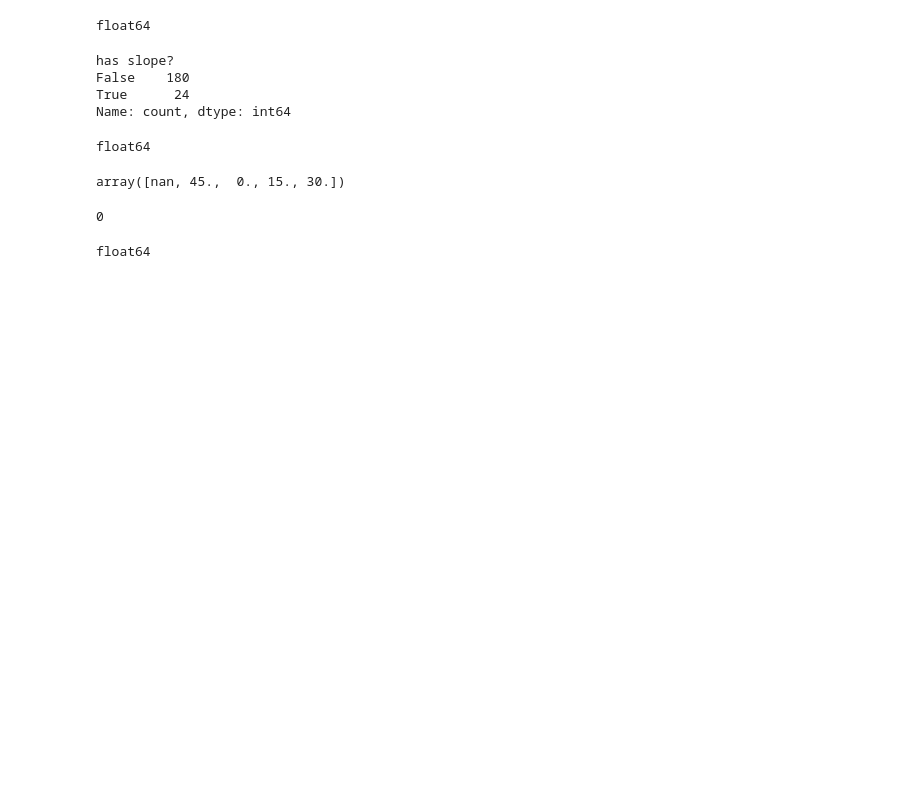
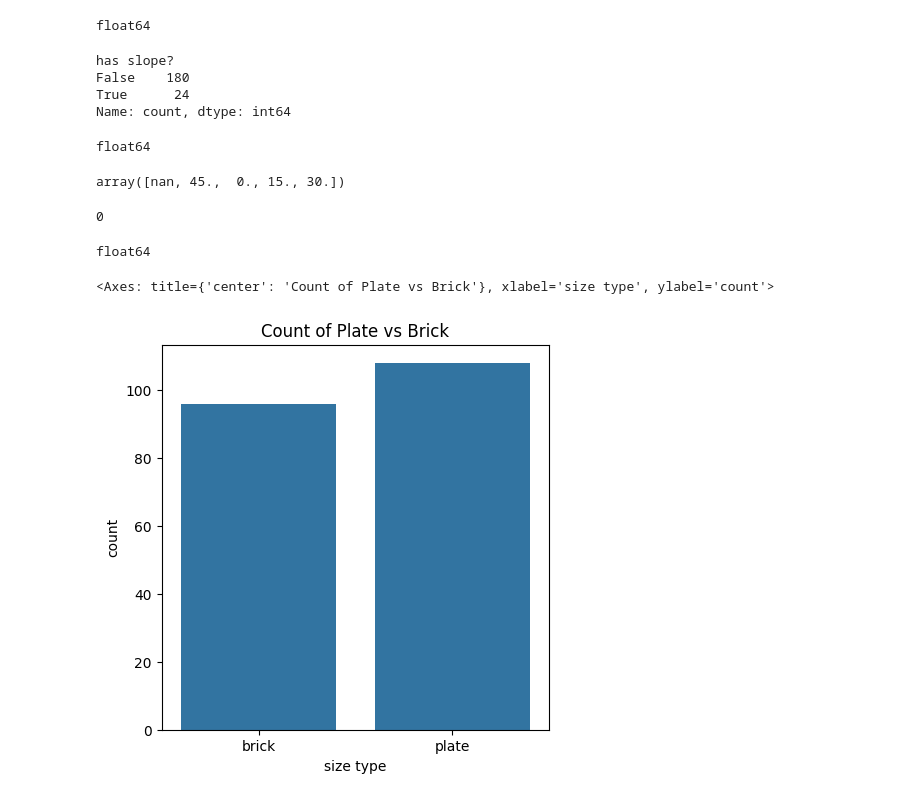
Before and after one commit to kellymegan/ASDA_2025_Group_2_Portfolio_, a Jupyter notebook: notebooks/week_03_group_2_report_Megan.ipynb, the cells around one changed output. Cells and saved outputs as stored; diff of their text form; code cells hidden in the pictures; blank space fills up the shorter version.

Commit message:
added plots

```diff
--- a/notebooks/week_03_group_2_report_Megan.ipynb
+++ b/notebooks/week_03_group_2_report_Megan.ipynb
@@ -285,3 +289,5 @@ print(df_cleaned["transparent"].dtype)
 df_cleaned["transparent"] = pd.to_numeric(df_cleaned["transparent"], errors="coerce").fillna(0).astype(int)
 # %% [output]
 float64
+# %%
+dataset = df_cleaned.copy()
@@ -287,0 +296,7 @@ float64
+# %%
+plt.figure(figsize=(5,5))
+plt.title("Count of Plate vs Brick")
+sns.countplot(x = dataset["size type"])
+# %% [output]
+<Axes: title={'center': 'Count of Plate vs Brick'}, xlabel='size type', ylabel='count'>
+[figure, added]
```
Also changed, not shown: parts of 11 cells of this notebook.
